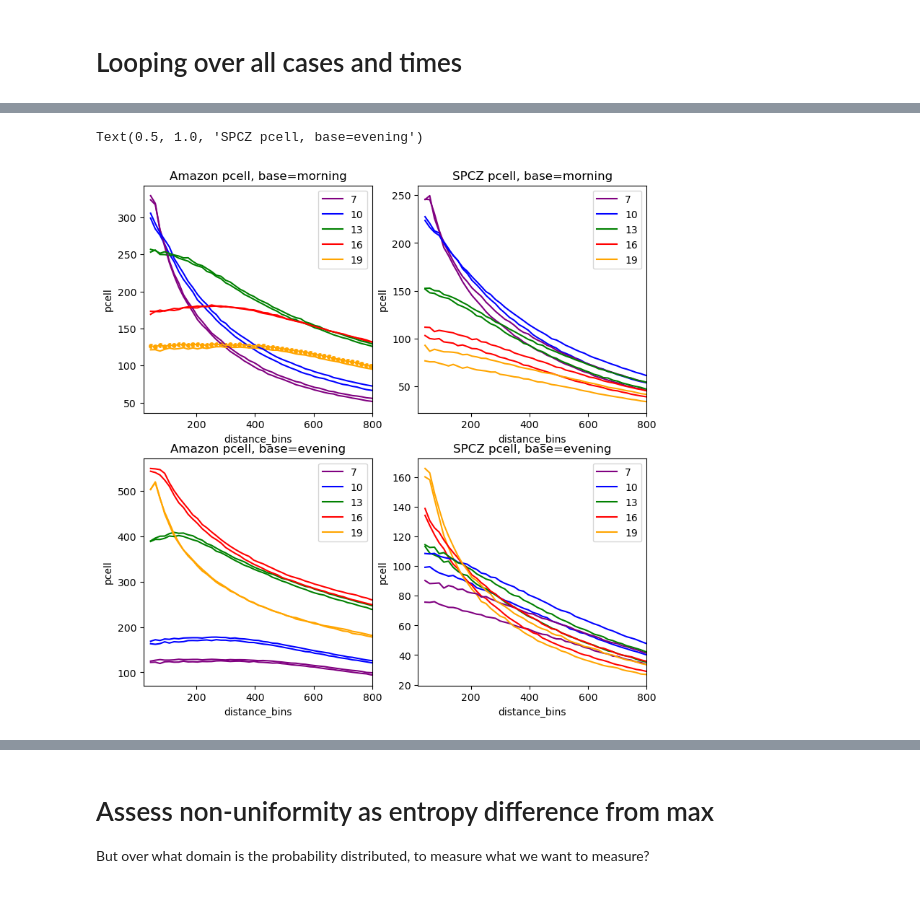
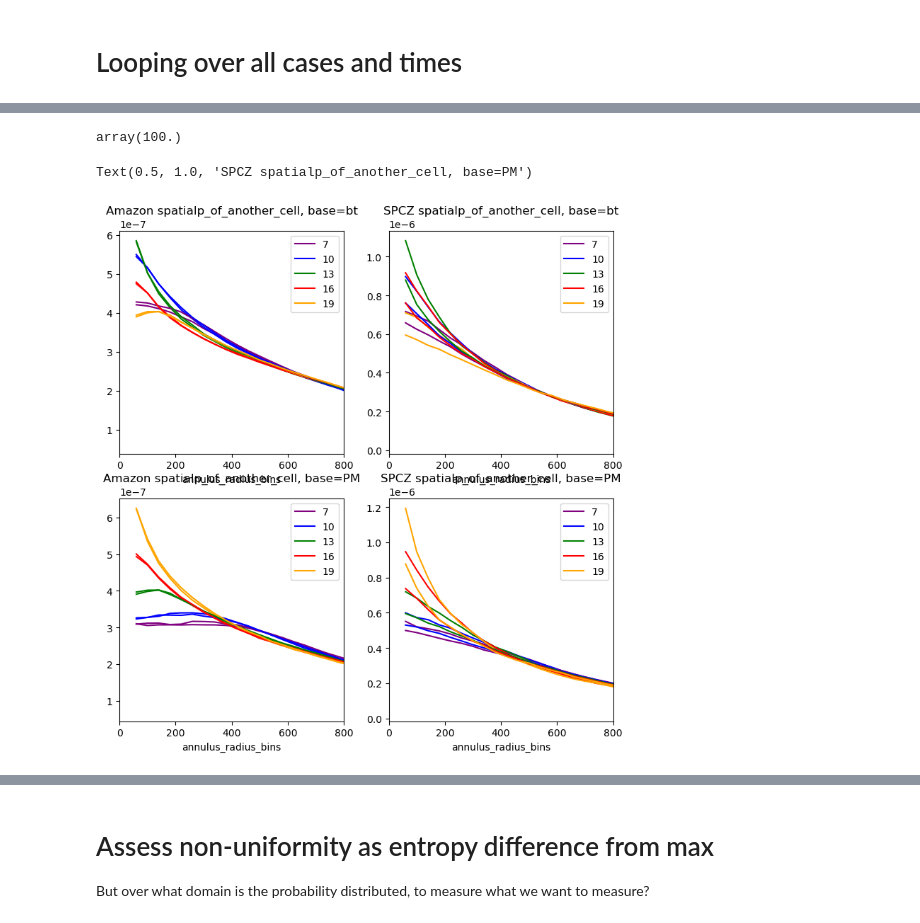
Before and after one commit to ATMOcanes/ATM651, a Jupyter notebook: Jupyter_Notebooks_Python/Entropy_IRmins_cells.ipynb, the cells around one changed output, grey strips where cells are left out. Drawn from its saved outputs; the diff is of its cells as text; code cells hidden in the pictures.

```diff
--- a/Jupyter_Notebooks_Python/Entropy_IRmins_cells.ipynb
+++ b/Jupyter_Notebooks_Python/Entropy_IRmins_cells.ipynb
@@ -117,0 +111,4 @@ Text(0.5, 1.0, 'log of probability with distance')
+# %%
+fpath = fpaths[0]
+fname = fpath.replace(dir,'') # extract the path, to give filename only
+fname[:2]
@@ -180,2 +268,0 @@ working on cases in  /Users/bmapes/Box/EvolutionaryConvection/Gridsat_images/Ama
-# %%
-results[:,:,:,200,200] /= 1e4      # just to make it not a spike, without losing the information content
@@ -249,12 +417,14 @@ pcellds['distance'] = distancex
 # %%
-# Group by distance in bins from 16 on outward
+# Group by distance, in bins say 15km (2 pixels) resolution.
+# Sum rather than average the probability, so its interpreation remains same
 
-r_bins = np.array( range(50) )*16 + 32
-r_bin_labels = r_bins[1:]-4
-pcell_byr = pcellds.groupby_bins("distance", r_bins, labels=r_bin_labels).mean()
+r_bins = np.array( range(50) )*40
+r_bin_labels = r_bins[1:]-20
+pcell_byr = p_othercell.groupby_bins("annulus_radius", r_bins, labels=r_bin_labels).sum()
 
-# divide by the basetime and time mean of pcell(r,t)
-pcell_byr['pr_over_tmean'] = pcell_byr.pcell / pcell_byr.pcell.mean(dim=['basetime'])
+# divide by the basetime and time mean of pcell(r,t)? Too many normalizations perhaps
+# pcell_byr['pr_over_tmean'] = pcell_byr.pcell / pcell_byr.pcell.mean(dim=['basetime'])
+
 pcell_byr
 # %% [output]
 <xarray.Dataset>
@@ -272,58 +443,68 @@ Data variables:
+# %%
+# Check the sums: each spatial sum should add up to 1, right? Yes it does (5x5x4 cases).
+pcell_byr.spatialp_of_another_cell.sum().values
+# %% [output]
+array(100.)
 # %%
-# basetime 0 for Amazon for both MCS and +1year samples
+# Show the probability results. **Per square km.** 1e-7 type values of course.
+
+# Here for a fixed basetime, show all other times.
+# Basetime out of 5 time levels
+bt = 2
+
 plt.figure( figsize = (9,9) )
 
-var = 'pcell' # raw numbers
+# var = 'pcell' # raw numbers
 # var = 'prob_ratio' #divided by the horizontal mean at each time of day for each exp and basetime, emphasizes r<500km
 # var = 'pr_over_tmean' #divided by a time mean composite radial profile for each exp and basetime, emphasizes diurnal cycle
+var = 'spatialp_of_another_cell' #divided by a time mean composite radial profile for each exp and basetime, emphasizes diurnal cycle
 
-tcolors = ['purple','blue','green','red','orange']  # predawn to evening
-# Basetime 0:
+tcolors = ['purple','blue','green','red','orange']  # predawn to ing
 
 # Amaxon, MCS and +1y
 plt.subplot(221)
 for it in range(5):
-    pcell_byr[var][:,0,0,it].plot(c=tcolors[it], label=AUTCs[it]-4)
+    (pcell_byr[var][1:,0,bt,it]/pcell_byr.area).plot(c=tcolors[it], label=AUTCs[it]-4)
 for it in range(5):
-    pcell_byr[var] [:,2,0,it].plot(c=tcolors[it]) #, label=AUTCs[it])
+    (pcell_byr[var][1:,2,bt,it]/pcell_byr.area).plot(c=tcolors[it]) #, label=AUTCs[it])
 # one scatter plot to see the bin centers
-pcell_byr[var] [:,2,0,it].plot.scatter(c=tcolors[it]) #, label=AUTCs[it])
-plt.xlim( [20,800] )
+# pcell_byr[var] [:,2,bt,it].plot.scatter(c=tcolors[it]) #, label=AUTCs[it])
+plt.xlim( [0,800] )
 plt.legend(loc='upper right')
-plt.title('Amazon '+var+', base=morning')
+plt.title('Amazon '+var+', base=bt')
 
 # SPCZ, MCS and +1y
 plt.subplot(222)
 for it in range(5):
-    pcell_byr[var] [:,1,0,it].plot(c=tcolors[it], label=AUTCs[it]-4)
+    (pcell_byr[var] [1:,1,bt,it]/pcell_byr.area).plot(c=tcolors[it], label=AUTCs[it]-4)
 for it in range(5):
-    pcell_byr[var] [:,3,0,it].plot(c=tcolors[it]) #, label=AUTCs[it])
-plt.xlim( [20,800] )
+    (pcell_byr[var] [1:,3,bt,it]/pcell_byr.area).plot(c=tcolors[it]) #, label=AUTCs[it])
+plt.xlim( [0,800] )
 plt.legend(loc='upper right')
-plt.title('SPCZ '+var+', base=morning')
+plt.title('SPCZ '+var+', base=bt')
 
 
 # Basetime 4:
 
 # Amazon, MCS and +1y
 plt.subplot(223)
 for it in range(5):
-    pcell_byr[var] [:,0,4,it].plot(c=tcolors[it], label=AUTCs[it]-4)
+    (pcell_byr[var] [1:,0,4,it]/pcell_byr.area).plot(c=tcolors[it], label=AUTCs[it]-4)
 for it in range(5):
-    pcell_byr[var] [:,2,4,it].plot(c=tcolors[it]) #, label=AUTCs[it])
-plt.xlim( [20,800] )
+    (pcell_byr[var] [1:,2,4,it]/pcell_byr.area).plot(c=tcolors[it]) #, label=AUTCs[it])
+plt.xlim( [0,800] )
 plt.legend(loc='upper right')
-plt.title('Amazon '+var+', base=evening')
+plt.title('Amazon '+var+', base=PM')
 
 # SPCZ, MCS and +1y
 plt.subplot(224)
 for it in range(5):
-    pcell_byr[var] [:,1,4,it].plot(c=tcolors[it], label=AUTCs[it]-4)
+    (pcell_byr[var] [1:,1,4,it]/pcell_byr.area).plot(c=tcolors[it], label=AUTCs[it]-4)
 for it in range(5):
-    pcell_byr[var] [:,3,4,it].plot(c=tcolors[it]) #, label=AUTCs[it])
-plt.xlim( [20,800] )
+    (pcell_byr[var] [1:,3,4,it]/pcell_byr.area).plot(c=tcolors[it]) #, label=AUTCs[it])
+plt.xlim( [0,800] )
 plt.legend(loc='upper right')
-plt.title('SPCZ '+var+', base=evening')
+plt.title('SPCZ '+var+', base=PM')
 # %% [output]
-Text(0.5, 1.0, 'SPCZ pcell, base=evening')
+Text(0.5, 1.0, 'SPCZ spatialp_of_another_cell, base=PM')
-[figure, old version]
+[figure, new version]
```
Also changed, not shown: parts of 32 cells of this notebook, 1 other file.
